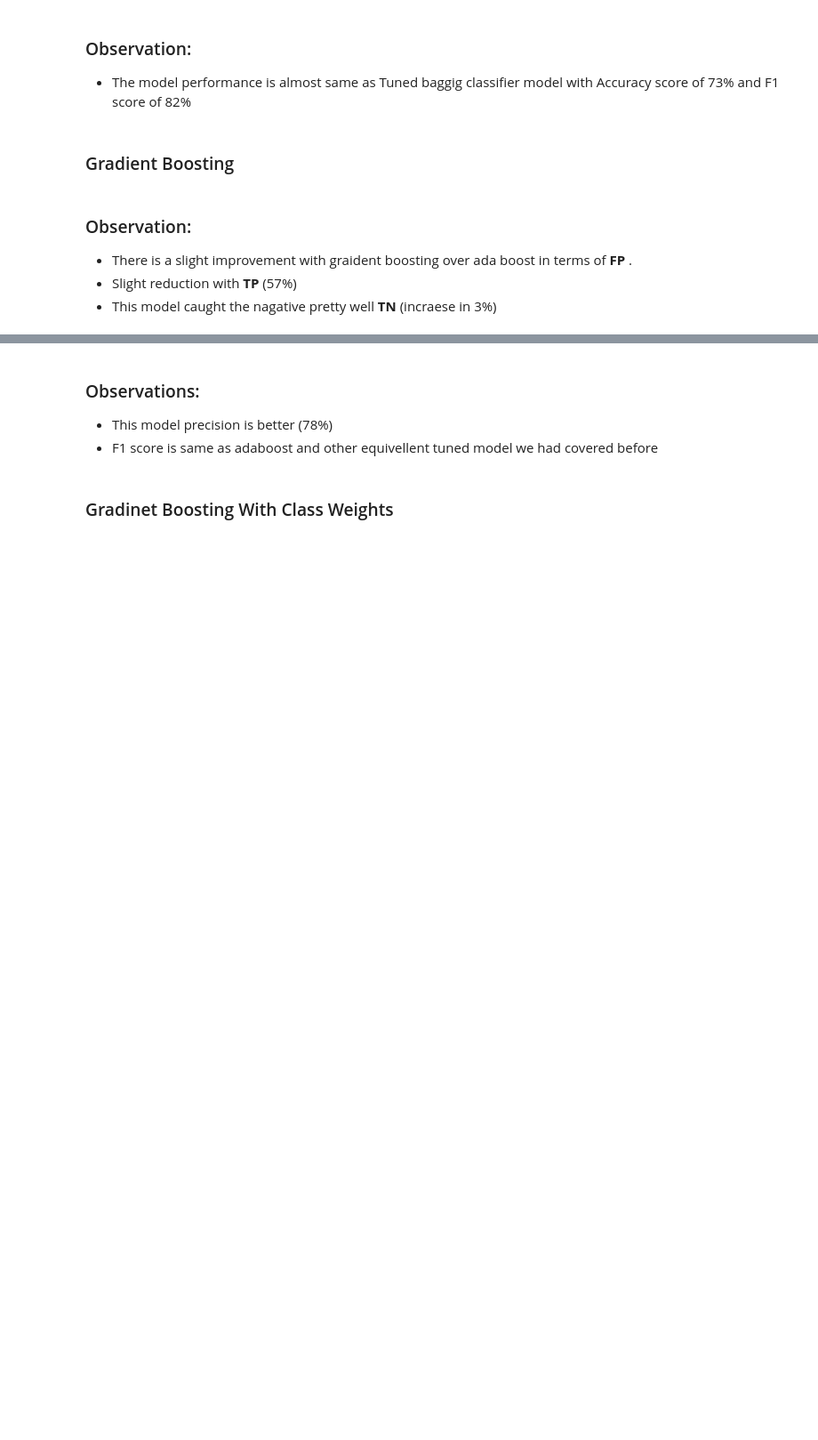
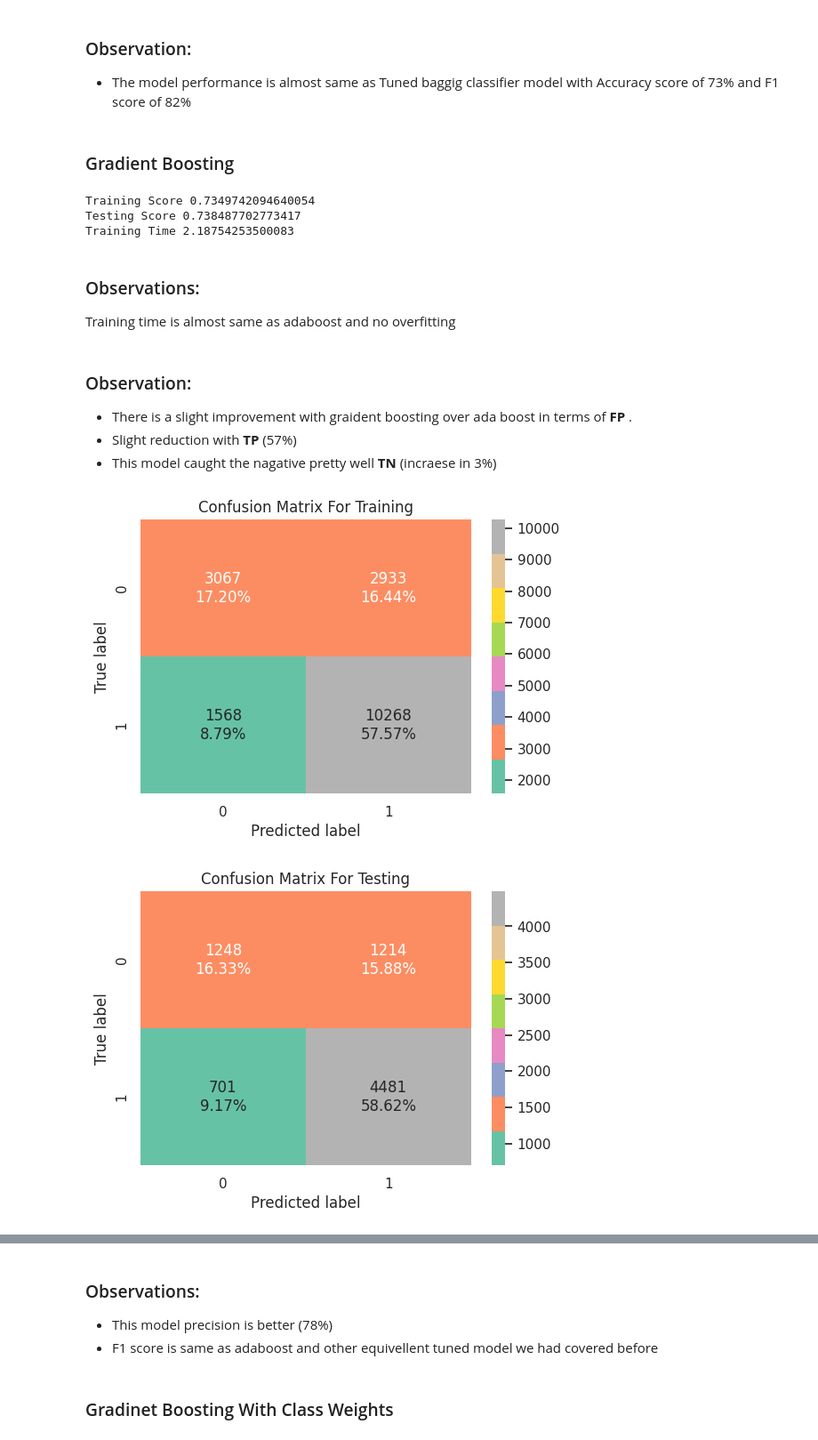
Before and after one commit to Rajesh2015/easy-visa, a Jupyter notebook: easy-visa-solution.ipynb, the cells around one changed output, grey strips where cells are left out. Shown at 89% size. Cells and saved outputs as stored; diff of their text form; code cells hidden in the pictures; blank space fills up the shorter version.

```diff
--- a/easy-visa-solution.ipynb
+++ b/easy-visa-solution.ipynb
@@ -2089,6 +2125,3 @@ confusion_matrix_sklearn(ab_classifier,X_train,y_train)
-# %%
-# Confusion Matrix on testing
-confusion_matrix_sklearn(ab_classifier,X_test,y_test)
 # %%
 # Print Precession f1 score and recall for both train and test
 ab_performance_train=model_performance_classification_sklearn(model=ab_classifier, predictors=X_train,target=y_train)
@@ -2112,7 +2152,16 @@ compare_model_performance(train_performance_ada_tuned,test_performance_ada_tuned
 # %%
 # Create Gradient Boosting classifoer and fit with training set
 gbcl = GradientBoostingClassifier(n_estimators = 50,random_state=1)
-gbcl = gbcl.fit(X_train, y_train)
+# Fit the best algorithm to the data.
+training_time_gbcl = timeit.timeit(lambda:train_model(gbcl,Xtrain=X_train,ytrain=y_train), number=1)
+printmodelscoreandtrainTime(model=ab_classifier,X_train=X_train,y_train=y_train,X_test=X_test,y_test=y_test,training_time=training_time_gbcl)
+# %% [output]
+Training Score 0.7349742094640054
+Testing Score 0.738487702773417
+Training Time 2.18754253500083
+# %% [markdown]
+### Observations:
+Training time is almost same as adaboost and no overfitting
 # %%
 # Confusion matrix for gradient boost
 confusion_matrix_sklearn(gbcl,X_train,y_train)
@@ -2123,7 +2172,11 @@ confusion_matrix_sklearn(gbcl,X_train,y_train)
 - This model caught the nagative pretty well **TN** (incraese in 3%)
 # %%
 # Confusion matrix for gradient boost
-confusion_matrix_sklearn(gbcl,X_test,y_test)
+confusion_matrix_sklearn(gbcl,X_train,y_train,cs_training)
+confusion_matrix_sklearn(gbcl,X_test,y_test,cs_testing)
+# %% [output]
+[figure, added]
+[figure, added]
 # %%
 # Print Precession f1 score and recall for both train and test
 gb_performance_train=model_performance_classification_sklearn(model=gbcl, predictors=X_train,target=y_train)
```
Also changed, not shown: parts of 28 cells of this notebook.
